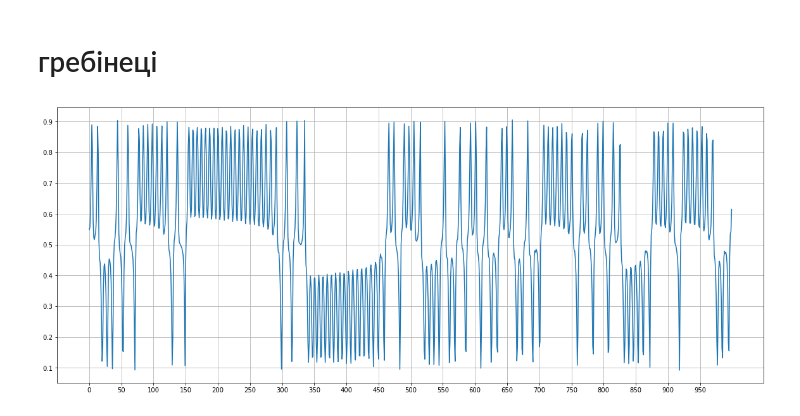
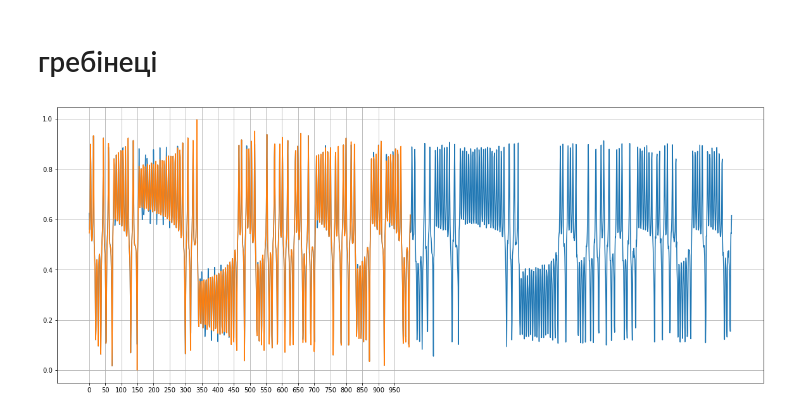
Before and after one commit to asahium/pogrom, a Jupyter notebook: Grom.ipynb, the cells around one changed output. Saved outputs shown, nothing was run; the diff lists cells and outputs as text; code cells hidden in the pictures.

Commit message:
predict done

```diff
--- a/Grom.ipynb
+++ b/Grom.ipynb
@@ -135,9 +135,43 @@ def predict_ua3(shablon, epsilon, x1, x2):
     if abs(shablon[0] - x1) < epsilon and abs(shablon[1] - x2) < epsilon:
         return shablon[2]
     return False
+# %%
+i = 0
+xs_test_real = [0] * 1000
+
+
+for x in xs_test:
+    xs_test_real[i] = xs_test[i]
+    if (i % 5) == 0:
+        xs_test[i] = False
+    i += 1
 # %%
 i = 0
 massiv_prognoz = []
+
+for x in xs_test:
+    x_possible = []
+    x_new = 0
+    if x == False:
+        for j in pat_ua:
+            pos = predict_ua1(j, epsilon, xs_test[i + 1], xs_test[i + 2])
+            if pos != False:
+                x_possible.append(pos)
+        for j in pat_ua:
+            pos = predict_ua2(j, epsilon, xs_test[i - 1], xs_test[i + 1])
+            if pos != False:
+                x_possible.append(pos)
+        for j in pat_ua:
+            pos = predict_ua3(j, epsilon, xs_test[i - 2], xs_test[i - 1])
+            if pos != False:
+                x_possible.append(pos)
+        x_new = sum(x_possible) / len(x_possible)
+    if len(x_possible) == 0:
+        x_new = x
+    massiv_prognoz.append(x_new)
+    i += 1
+
+i = 0
 for x in xs_test:
     x_possible = []
     x_new = 0
@@ -202,8 +236,9 @@ for x in xs_test:
 # %%
 plt.figure(figsize=(20, 8))
 plt.plot(massiv_prognoz)
+plt.plot(xs_test_real)
 plt.xticks([i for i in range(0, 1000, 50)])
 plt.grid()
 plt.show()
 # %% [output]
-[figure, old version]
+[figure, new version]
```
Also changed, not shown: parts of 2 cells of this notebook.
